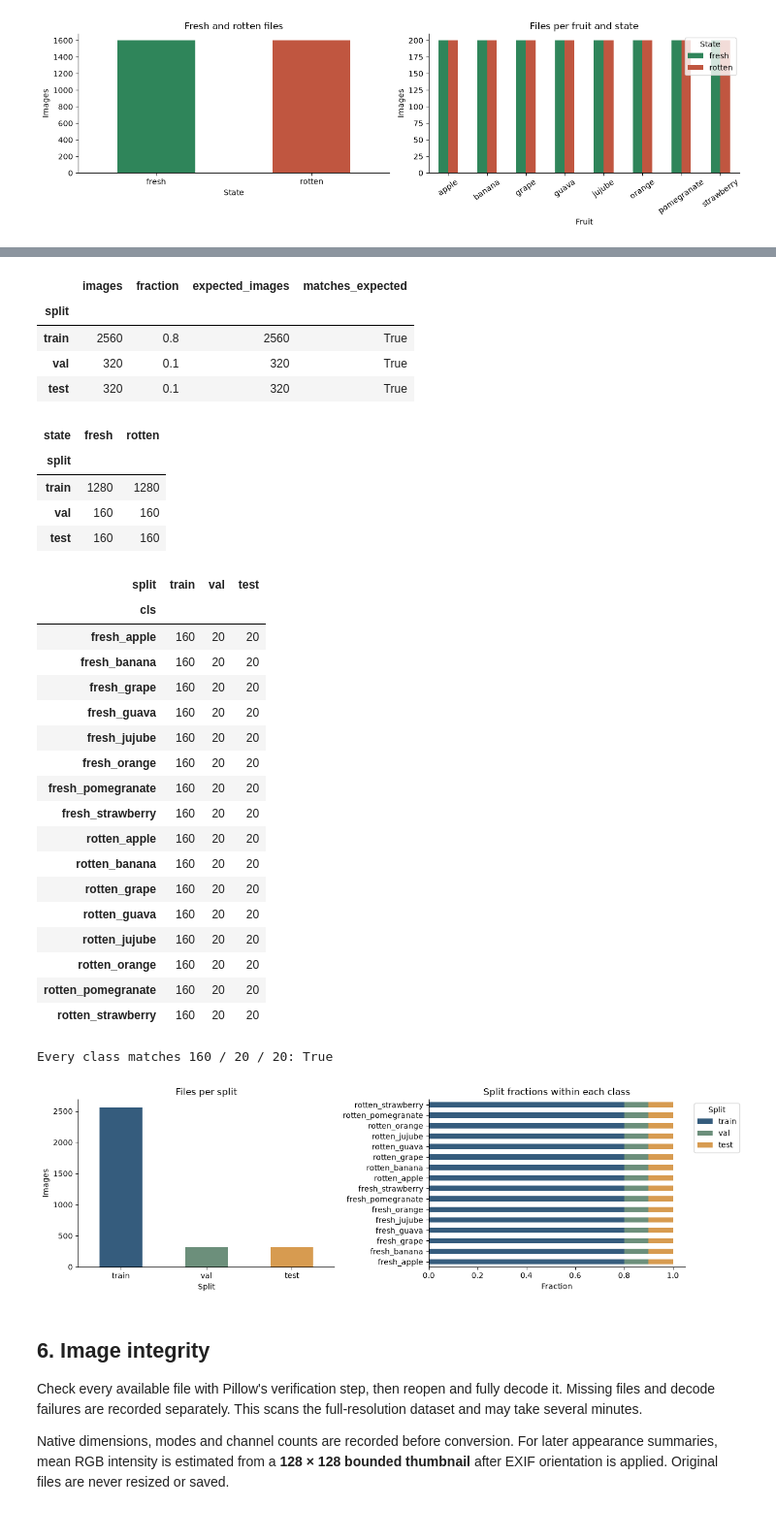
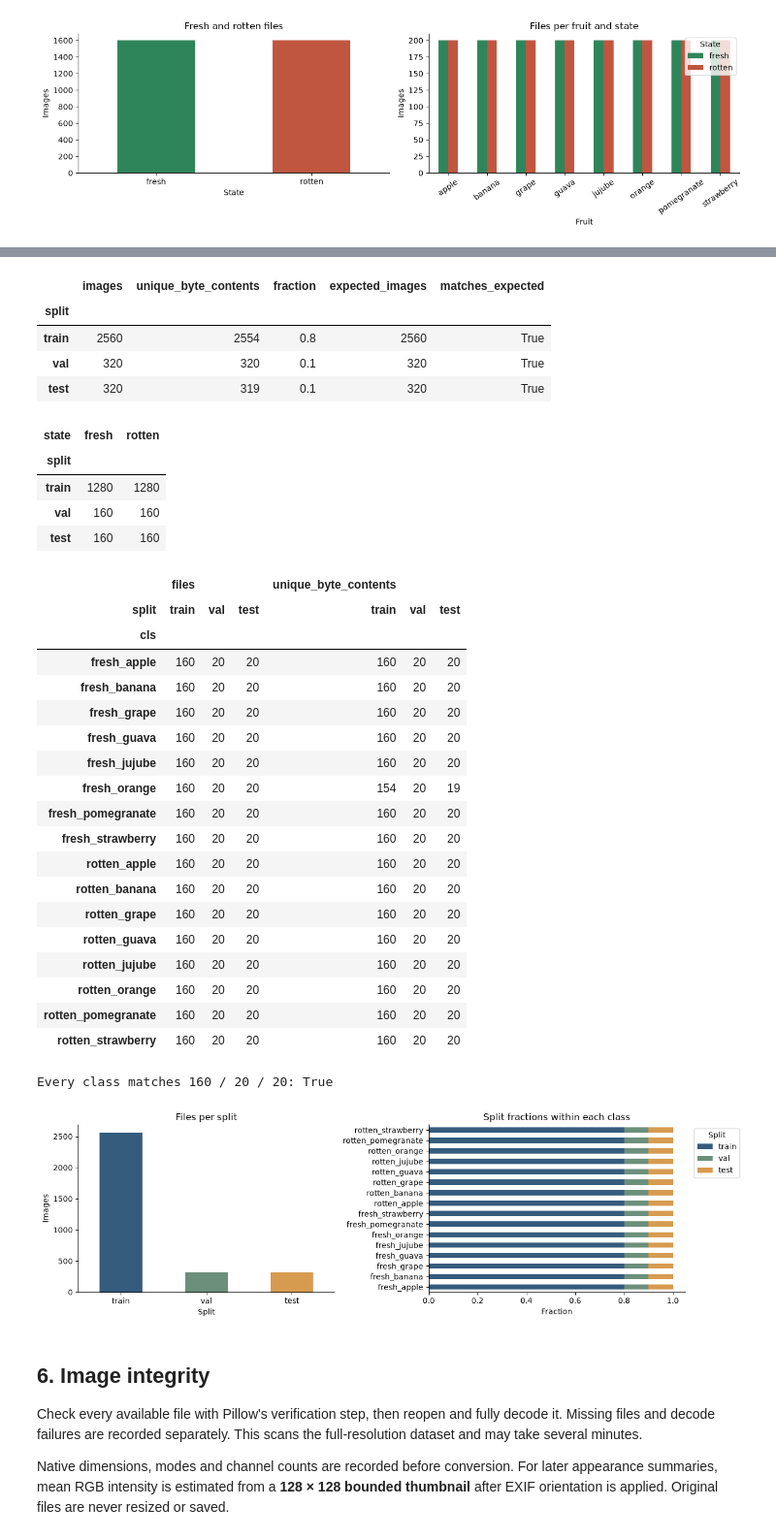
Before and after one commit to Major-hub-hub/fruit-illum-norm, a Jupyter notebook: notebooks/01_inspect_data.ipynb, the cells around one changed output, grey strips where cells are left out. Shown at 97% size. Drawn from its saved outputs; the diff is of its cells as text; code cells hidden in the pictures.

```diff
--- a/notebooks/01_inspect_data.ipynb
+++ b/notebooks/01_inspect_data.ipynb
@@ -330,60 +365,69 @@ split_summary = pd.DataFrame({
     "fraction": split_counts / len(df),
     "expected_images": [2560, 320, 320],
 })
+unique_split_counts = df.groupby("split")["sha256"].nunique().reindex(SPLITS, fill_value=0)
+split_summary.insert(1, "unique_byte_contents", unique_split_counts)
 split_summary["matches_expected"] = split_summary["images"].eq(split_summary["expected_images"])
 class_split_counts = pd.crosstab(df["cls"], df["split"]).reindex(
     index=sorted(expected_classes), columns=SPLITS, fill_value=0
 )
 state_split_counts = pd.crosstab(df["split"], df["state"]).reindex(
     index=SPLITS, columns=list(LABEL_NAMES.values()), fill_value=0
 )
+class_unique_counts = df.groupby(["cls", "split"])["sha256"].nunique().unstack(
+    "split", fill_value=0
+).reindex(index=sorted(expected_classes), columns=SPLITS, fill_value=0)
+class_file_content_counts = pd.concat(
+    {"files": class_split_counts, "unique_byte_contents": class_unique_counts}, axis=1
+)
 expected_per_class = pd.Series({"train": 160, "val": 20, "test": 20})
 split_balance_ok = class_split_counts.eq(expected_per_class, axis="columns").all().all()
 
 display(split_summary)
 display(state_split_counts)
-display(class_split_counts)
+display(class_file_content_counts)
 print("Every class matches 160 / 20 / 20:", split_balance_ok)
 
 fig, axes = plt.subplots(1, 2, figsize=(13, 4))
 split_counts.plot.bar(ax=axes[0], color=["#355c7d", "#6c8f7b", "#d79b50"], rot=0)
 axes[0].set(title="Files per split", xlabel="Split", ylabel="Images")
 class_split_counts.div(class_split_counts.sum(axis=1), axis=0).plot.barh(
     ax=axes[1], stacked=True, color=["#355c7d", "#6c8f7b", "#d79b50"]
 )
 axes[1].set(title="Split fractions within each class", xlabel="Fraction", ylabel="")
 axes[1].legend(title="Split", bbox_to_anchor=(1.02, 1), loc="upper left")
 fig.tight_layout()
 plt.show()
 # %% [output]
-|  | images | fraction | expected_images | matches_expected |
-| split |  |  |  |  |
-| train | 2560 | 0.8 | 2560 | True |
-| val | 320 | 0.1 | 320 | True |
-| test | 320 | 0.1 | 320 | True |
+|  | images | unique_byte_contents | fraction | expected_images | matches_expected |
+| split |  |  |  |  |  |
+| train | 2560 | 2554 | 0.8 | 2560 | True |
+| val | 320 | 320 | 0.1 | 320 | True |
+| test | 320 | 319 | 0.1 | 320 | True |
 | state | fresh | rotten |
 | split |  |  |
 | train | 1280 | 1280 |
 | val | 160 | 160 |
 | test | 160 | 160 |
-| split | train | val | test |
-| cls |  |  |  |
-| fresh_apple | 160 | 20 | 20 |
-| fresh_banana | 160 | 20 | 20 |
-| fresh_grape | 160 | 20 | 20 |
-| fresh_guava | 160 | 20 | 20 |
-| fresh_jujube | 160 | 20 | 20 |
-| fresh_orange | 160 | 20 | 20 |
-| fresh_pomegranate | 160 | 20 | 20 |
-| fresh_strawberry | 160 | 20 | 20 |
-| rotten_apple | 160 | 20 | 20 |
-| rotten_banana | 160 | 20 | 20 |
-| rotten_grape | 160 | 20 | 20 |
-| rotten_guava | 160 | 20 | 20 |
-| rotten_jujube | 160 | 20 | 20 |
-| rotten_orange | 160 | 20 | 20 |
-| rotten_pomegranate | 160 | 20 | 20 |
-| rotten_strawberry | 160 | 20 | 20 |
+|  | files |  |  | unique_byte_contents |  |  |
+| split | train | val | test | train | val | test |
+| cls |  |  |  |  |  |  |
+| fresh_apple | 160 | 20 | 20 | 160 | 20 | 20 |
+| fresh_banana | 160 | 20 | 20 | 160 | 20 | 20 |
+| fresh_grape | 160 | 20 | 20 | 160 | 20 | 20 |
+| fresh_guava | 160 | 20 | 20 | 160 | 20 | 20 |
+| fresh_jujube | 160 | 20 | 20 | 160 | 20 | 20 |
+| fresh_orange | 160 | 20 | 20 | 154 | 20 | 19 |
+| fresh_pomegranate | 160 | 20 | 20 | 160 | 20 | 20 |
+| fresh_strawberry | 160 | 20 | 20 | 160 | 20 | 20 |
+| rotten_apple | 160 | 20 | 20 | 160 | 20 | 20 |
+| rotten_banana | 160 | 20 | 20 | 160 | 20 | 20 |
+| rotten_grape | 160 | 20 | 20 | 160 | 20 | 20 |
+| rotten_guava | 160 | 20 | 20 | 160 | 20 | 20 |
+| rotten_jujube | 160 | 20 | 20 | 160 | 20 | 20 |
+| rotten_orange | 160 | 20 | 20 | 160 | 20 | 20 |
+| rotten_pomegranate | 160 | 20 | 20 | 160 | 20 | 20 |
+| rotten_strawberry | 160 | 20 | 20 | 160 | 20 | 20 |
 Every class matches 160 / 20 / 20: True
 [figure]
 # %% [markdown]
```
Also changed, not shown: parts of 9 cells of this notebook, 6 other files.
